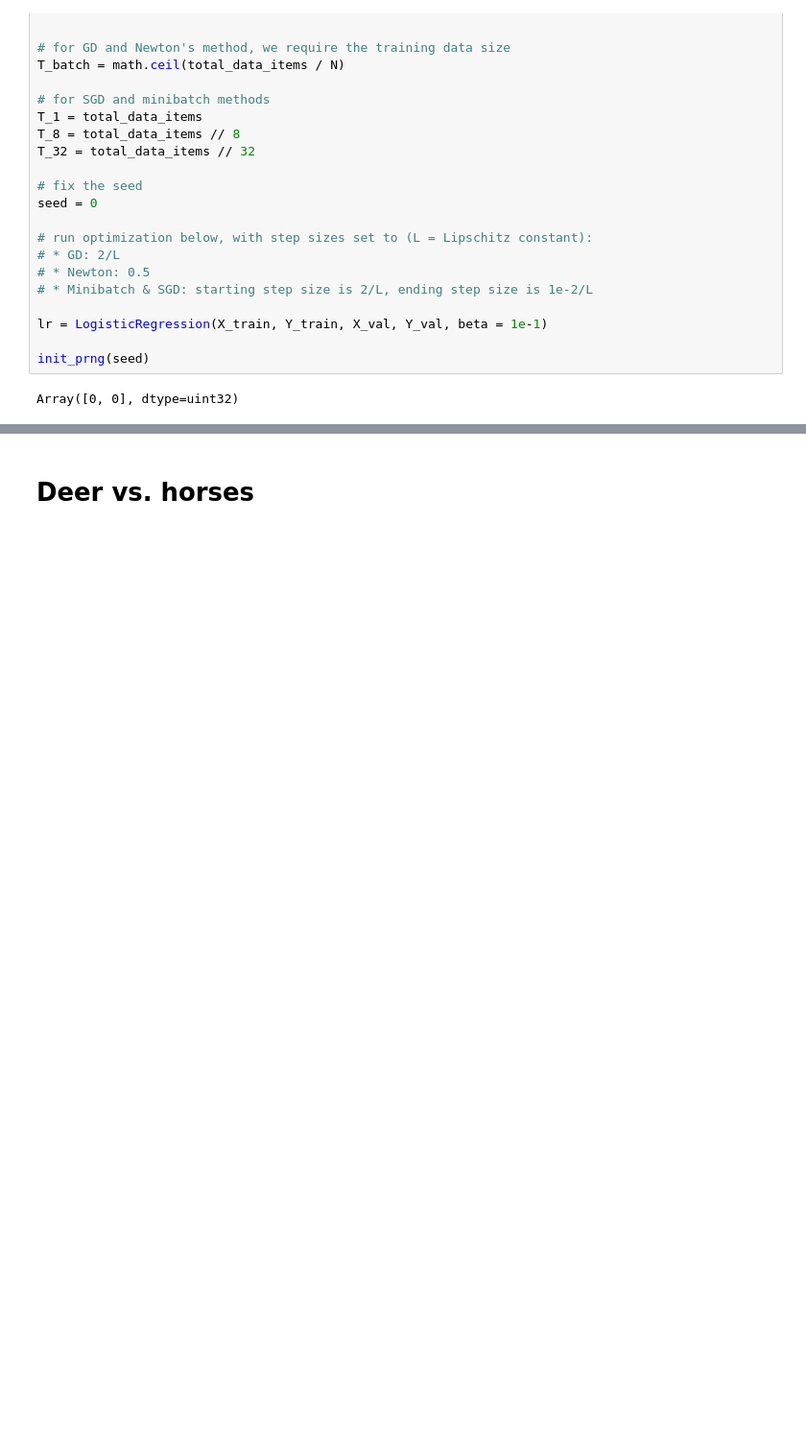
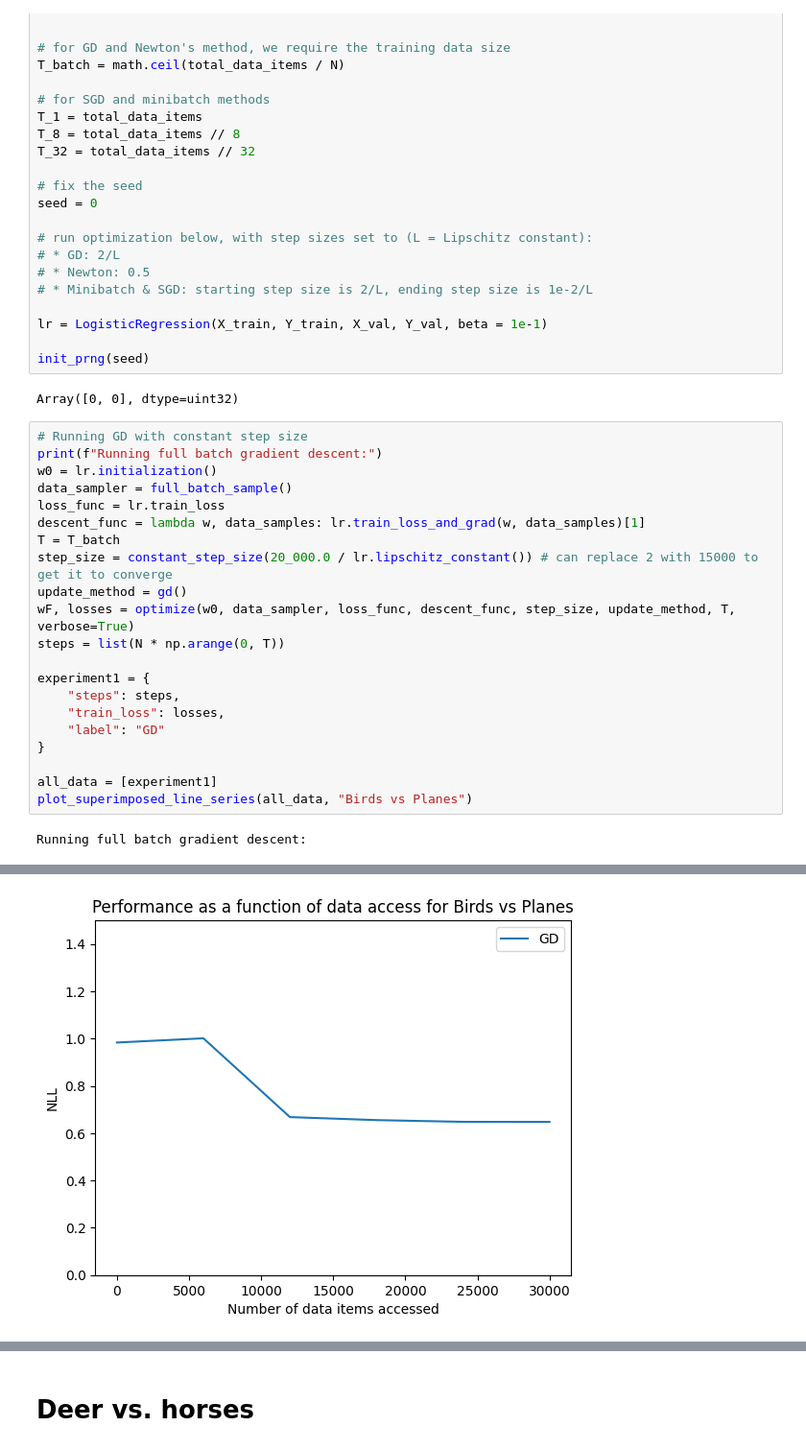
Before and after one commit to Nano1337/aml, a Jupyter notebook: data_access.ipynb, the cells around one changed output, grey strips where cells are left out. Shown at 96% size. Drawn from its saved outputs; the diff is of its cells as text; blank space fills up the shorter version.

```diff
--- a/data_access.ipynb
+++ b/data_access.ipynb
@@ -84,3 +84,26 @@ lr = LogisticRegression(X_train, Y_train, X_val, Y_val, beta = 1e-1)
 init_prng(seed)
 # %% [output]
 Array([0, 0], dtype=uint32)
+# %%
+# Running GD with constant step size
+print(f"Running full batch gradient descent:")
+w0 = lr.initialization()
+data_sampler = full_batch_sample()
+loss_func = lr.train_loss
+descent_func = lambda w, data_samples: lr.train_loss_and_grad(w, data_samples)[1]
+T = T_batch
+step_size = constant_step_size(20_000.0 / lr.lipschitz_constant()) # can replace 2 with 15000 to get it to converge
+update_method = gd()
+wF, losses = optimize(w0, data_sampler, loss_func, descent_func, step_size, update_method, T, verbose=True)
+steps = list(N * np.arange(0, T))
+
+experiment1 = {
+    "steps": steps,
+    "train_loss": losses,
+    "label": "GD"
+}
+
+all_data = [experiment1]
+plot_superimposed_line_series(all_data, "Birds vs Planes")
+# %% [output]
+Running full batch gradient descent:
@@ -86,0 +111 @@ Array([0, 0], dtype=uint32)
+[figure, added]
```
Also changed, not shown: parts of 16 cells of this notebook, 3 other files.
